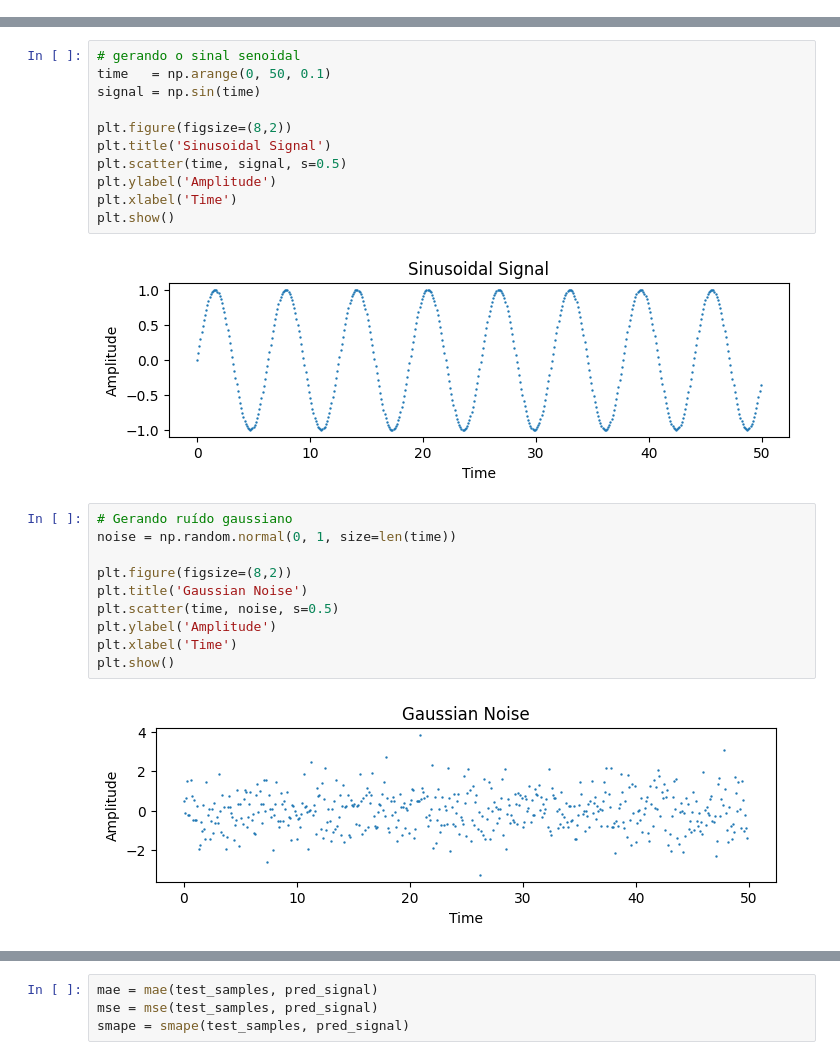
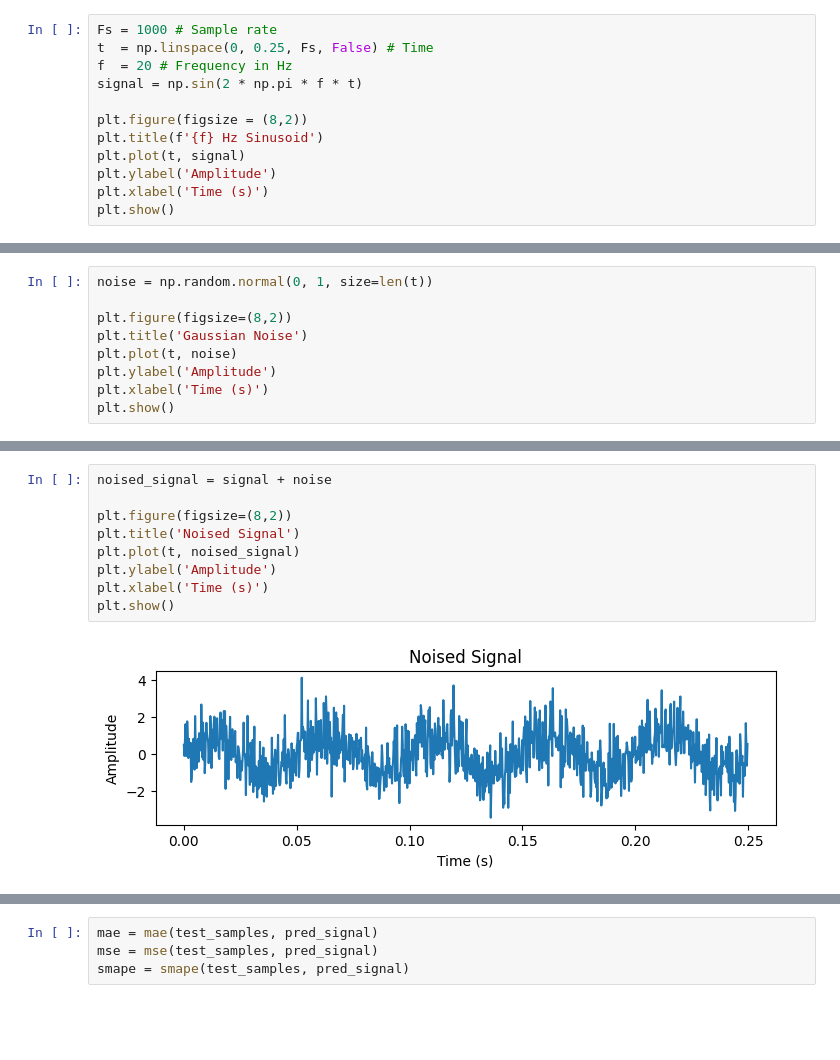
Before and after one commit to m-dougl/machine-learning-forecasting, a Jupyter notebook: time_series_noise_filtering.ipynb, the cells around one changed output, grey strips where cells are left out. Saved outputs shown, nothing was run; the diff lists cells and outputs as text; blank space fills up the shorter version.

```diff
--- a/time_series_noise_filtering.ipynb
+++ b/time_series_noise_filtering.ipynb
@@ -27,3 +27,15 @@ warnings.filterwarnings('ignore')
 plt.style.use('default')
 
 %matplotlib inline
+# %%
+Fs = 1000 # Sample rate
+t  = np.linspace(0, 0.25, Fs, False) # Time
+f  = 20 # Frequency in Hz
+signal = np.sin(2 * np.pi * f * t)
+
+plt.figure(figsize = (8,2))
+plt.title(f'{f} Hz Sinusoid')
+plt.plot(t, signal)
+plt.ylabel('Amplitude')
+plt.xlabel('Time (s)')
+plt.show()
@@ -29,0 +44,9 @@ plt.style.use('default')
+# %%
+noise = np.random.normal(0, 1, size=len(t))
+
+plt.figure(figsize=(8,2))
+plt.title('Gaussian Noise')
+plt.plot(t, noise)
+plt.ylabel('Amplitude')
+plt.xlabel('Time (s)')
+plt.show()
@@ -30,25 +68,11 @@ plt.style.use('default')
 # %%
-# gerando o sinal senoidal
-time   = np.arange(0, 50, 0.1)
-signal = np.sin(time)
+noised_signal = signal + noise
 
 plt.figure(figsize=(8,2))
-plt.title('Sinusoidal Signal')
-plt.scatter(time, signal, s=0.5)
+plt.title('Noised Signal')
+plt.plot(t, noised_signal)
 plt.ylabel('Amplitude')
-plt.xlabel('Time')
+plt.xlabel('Time (s)')
 plt.show()
 # %% [output]
-[figure, old version]
+[figure, new version]
-# %%
-# Gerando ruído gaussiano
-noise = np.random.normal(0, 1, size=len(time))
-
-plt.figure(figsize=(8,2))
-plt.title('Gaussian Noise')
-plt.scatter(time, noise, s=0.5)
-plt.ylabel('Amplitude')
-plt.xlabel('Time')
-plt.show()
-# %% [output]
-[figure, removed]
```
Also changed, not shown: parts of 22 cells of this notebook.
